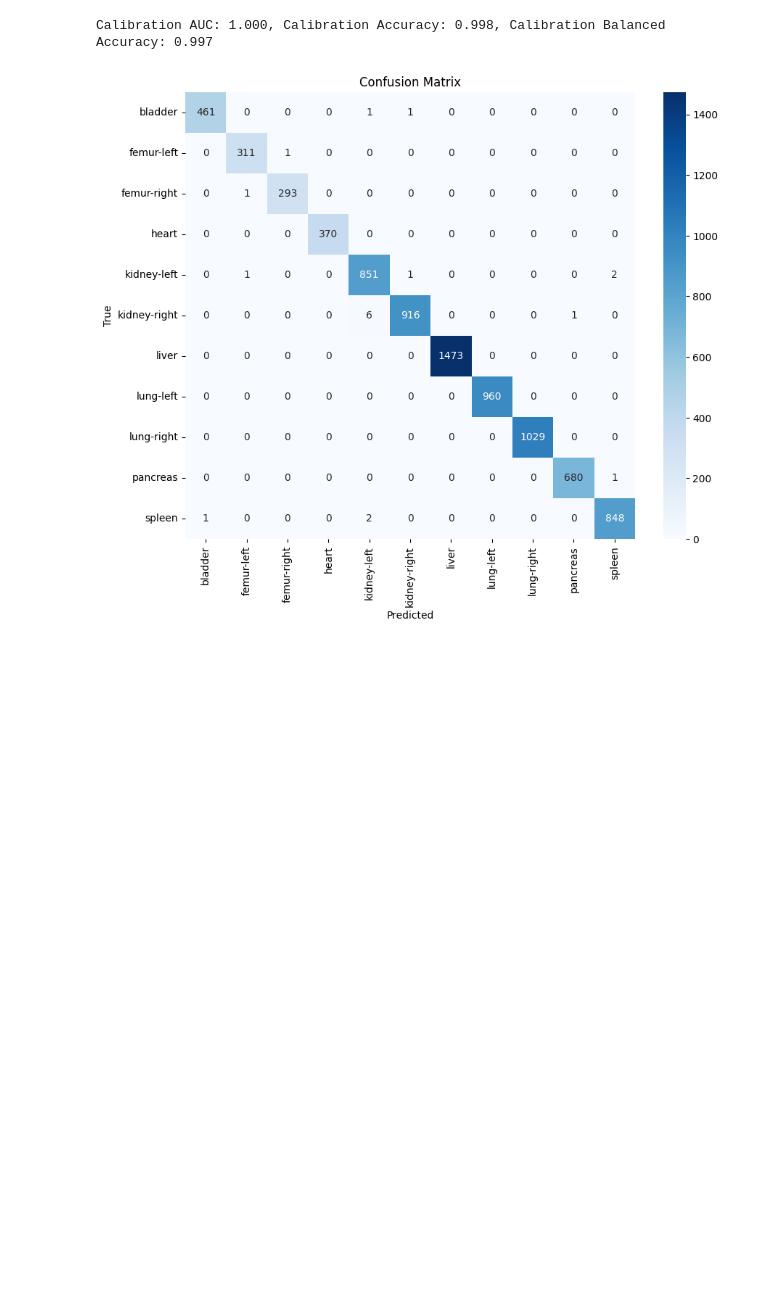
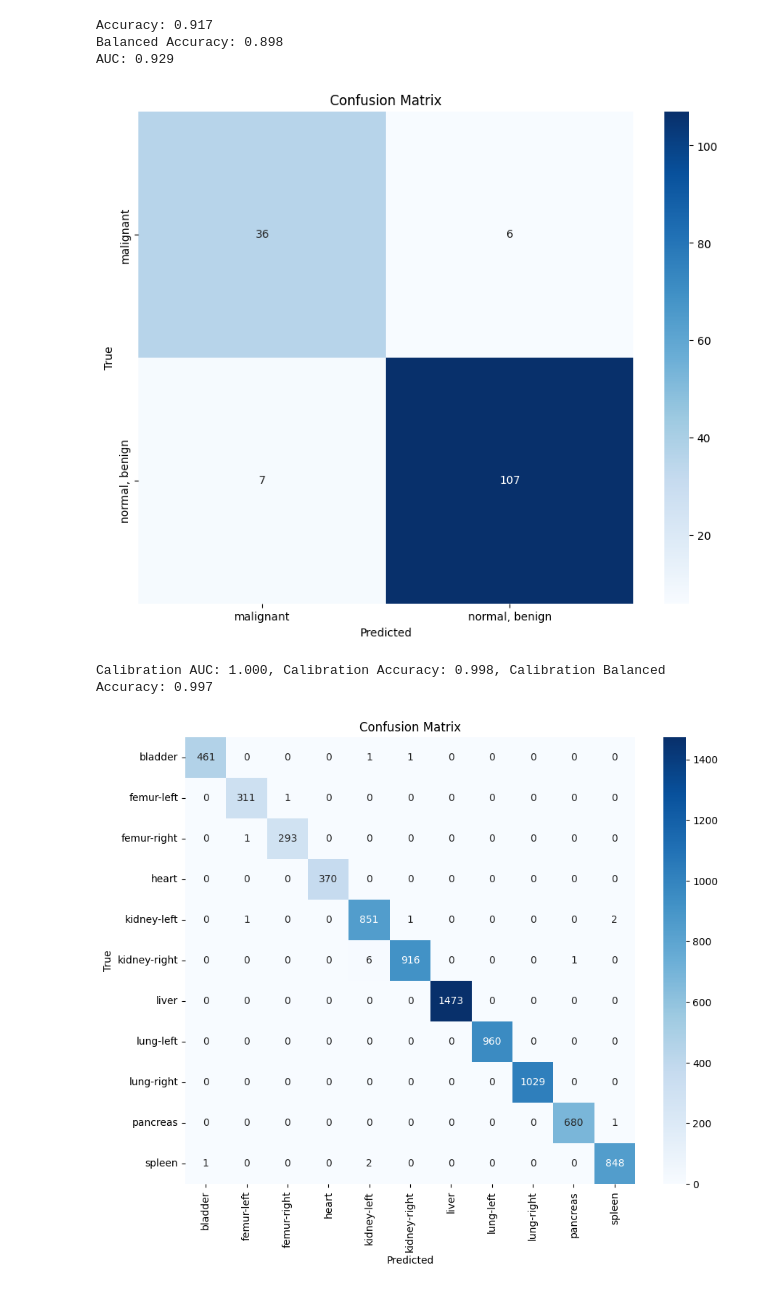
Before and after one commit to pstnmz/UQ_toolbox, a Jupyter notebook: medMNIST/UQ_test_metrics.ipynb, the cells around one changed output. Saved outputs shown, nothing was run; the diff lists cells and outputs as text; code cells hidden in the pictures; blank space fills up the shorter version.

```diff
--- a/medMNIST/UQ_test_metrics.ipynb
+++ b/medMNIST/UQ_test_metrics.ipynb
@@ -220,3 +226,10 @@ for train_index, val_index in skf.split(np.zeros(len(labels)), labels):
+# %%
+tr.evaluate_model(models, test_loader, 'breastmnist', torch.device('cuda' if torch.cuda.is_available() else 'cpu'))
+# %% [output]
+Accuracy: 0.917
+Balanced Accuracy: 0.898
+AUC: 0.929
+[figure, added]
 # %%
 # Perform inference on the test set
 y_true_calibration = []
```
Also changed, not shown: parts of 15 cells of this notebook, 6 other files.
